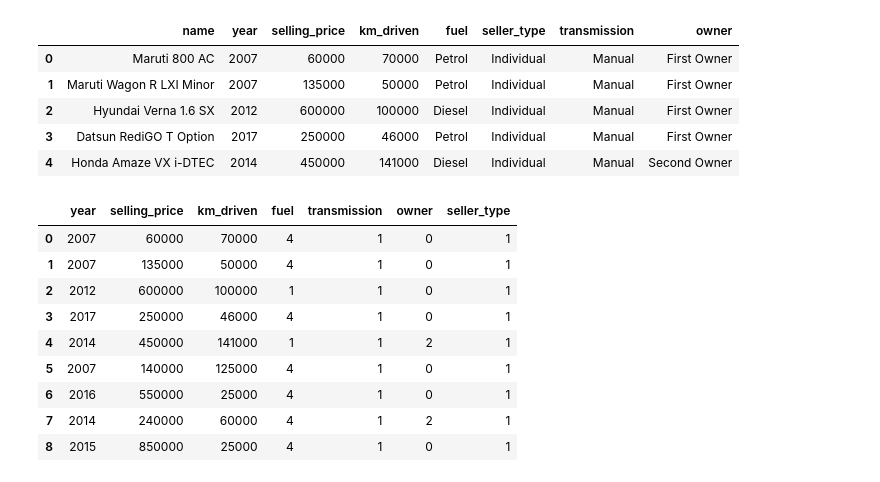
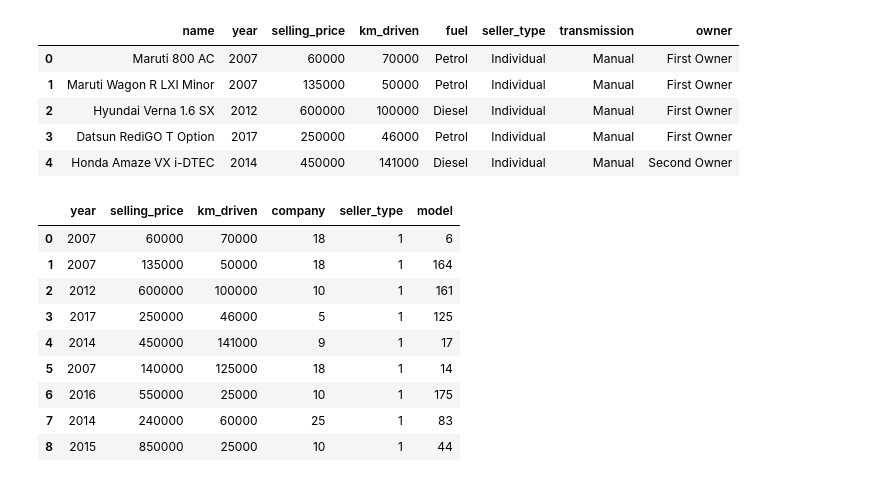
Before and after one commit to adrijmz/notebooks, a Jupyter notebook: car-dekho/car_dekho.ipynb, the cells around one changed output. Drawn from its saved outputs; the diff is of its cells as text; code cells hidden in the pictures.

```diff
--- a/car-dekho/car_dekho.ipynb
+++ b/car-dekho/car_dekho.ipynb
@@ -17,24 +18,35 @@ df.head()
 | 4 | Honda Amaze VX i-DTEC | 2014 | 450000 | 141000 | Diesel | Individual | Manual | Second Owner |
 # %%
 enc = LabelEncoder()
+
+#split name into company and model
+df['company'] = df['name'].apply(lambda x: x.split(' ')[0])
+df['model'] = df['name'].apply(lambda x: x.split(' ')[1])
+df2 = df.drop(['name'], axis=1)
+
+enc.fit(df['company'])
+df['company'] = enc.transform(df['company'])
+enc.fit(df['model'])
+df['model'] = enc.transform(df['model'])
 enc.fit(df['seller_type'])
 df['seller_type'] = enc.transform(df['seller_type'])
 enc.fit(df['owner'])
 df['owner'] = enc.transform(df['owner'])
 enc.fit(df['fuel'])
 df['fuel'] = enc.transform(df['fuel'])
 enc.fit(df['transmission'])
 df['transmission'] = enc.transform(df['transmission'])
-cdf = df[['year', 'selling_price', 'km_driven', 'fuel', 'transmission', 'owner','seller_type']]
+
+cdf = df[['year', 'selling_price', 'km_driven','company','seller_type','model']]
 cdf.head(9)
 # %% [output]
-|  | year | selling_price | km_driven | fuel | transmission | owner | seller_type |
-| 0 | 2007 | 60000 | 70000 | 4 | 1 | 0 | 1 |
-| 1 | 2007 | 135000 | 50000 | 4 | 1 | 0 | 1 |
-| 2 | 2012 | 600000 | 100000 | 1 | 1 | 0 | 1 |
-| 3 | 2017 | 250000 | 46000 | 4 | 1 | 0 | 1 |
-| 4 | 2014 | 450000 | 141000 | 1 | 1 | 2 | 1 |
-| 5 | 2007 | 140000 | 125000 | 4 | 1 | 0 | 1 |
-| 6 | 2016 | 550000 | 25000 | 4 | 1 | 0 | 1 |
-| 7 | 2014 | 240000 | 60000 | 4 | 1 | 2 | 1 |
-| 8 | 2015 | 850000 | 25000 | 4 | 1 | 0 | 1 |
+|  | year | selling_price | km_driven | company | seller_type | model |
+| 0 | 2007 | 60000 | 70000 | 18 | 1 | 6 |
+| 1 | 2007 | 135000 | 50000 | 18 | 1 | 164 |
+| 2 | 2012 | 600000 | 100000 | 10 | 1 | 161 |
+| 3 | 2017 | 250000 | 46000 | 5 | 1 | 125 |
+| 4 | 2014 | 450000 | 141000 | 9 | 1 | 17 |
+| 5 | 2007 | 140000 | 125000 | 18 | 1 | 14 |
+| 6 | 2016 | 550000 | 25000 | 10 | 1 | 175 |
+| 7 | 2014 | 240000 | 60000 | 25 | 1 | 83 |
+| 8 | 2015 | 850000 | 25000 | 10 | 1 | 44 |
```
Also changed, not shown: parts of 5 cells of this notebook.
